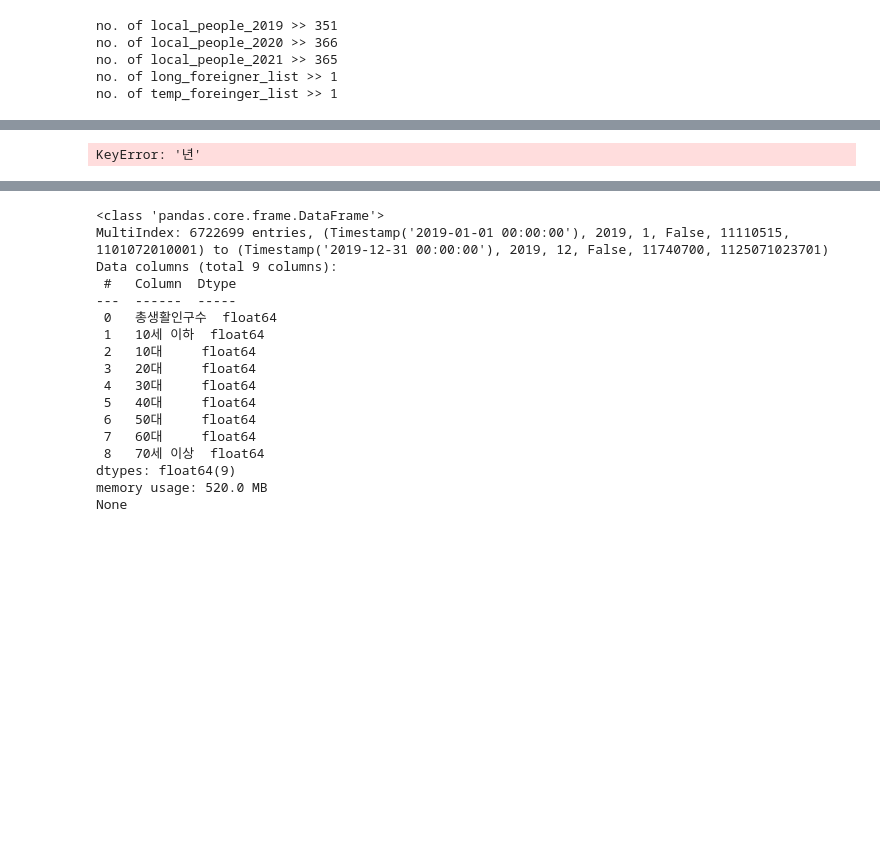
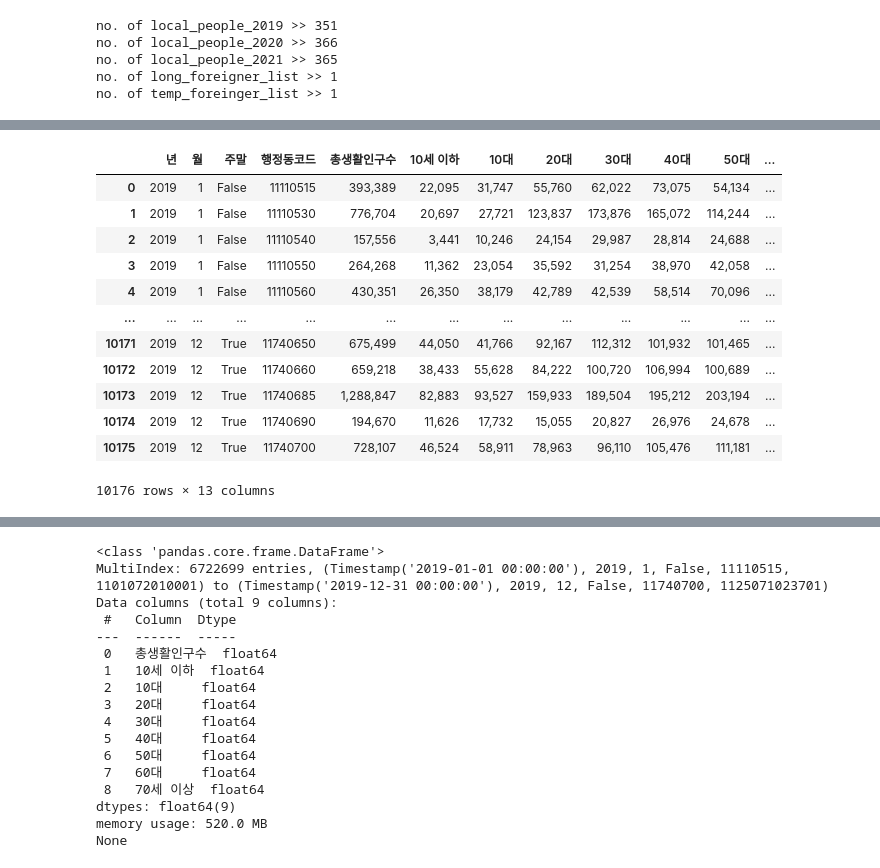
Before and after one commit to syshin0116/Dacon, a Jupyter notebook: code/서울시 집계구단위 생활인구.ipynb, the cells around one changed output, grey strips where cells are left out. Saved outputs shown, nothing was run; the diff lists cells and outputs as text; code cells hidden in the pictures; blank space fills up the shorter version.

```diff
--- a/code/서울시 집계구단위 생활인구.ipynb
+++ b/code/서울시 집계구단위 생활인구.ipynb
@@ -193,7 +216,21 @@ local_people_2019_df_행정동.to_csv("./data/집계구 단위 서울 생활인
 # %%
-df_local_행정동 = local_people_2019_df_행정동.groupby(['년', '월', '주말', '행정동코드']).mean()
+df_dong = local_people_2019_df_행정동.groupby(['년', '월', '주말', '행정동코드']).mean().reset_index()
+df_dong.drop(columns='집계구코드', inplace=True)
+df_dong
 # %% [output]
+|  | 년 | 월 | 주말 | 행정동코드 | 총생활인구수 | 10세 이하 | 10대 | 20대 | 30대 | 40대 | 50대 | ... |
+| 0 | 2019 | 1 | False | 11110515 | 393,389 | 22,095 | 31,747 | 55,760 | 62,022 | 73,075 | 54,134 | ... |
+| 1 | 2019 | 1 | False | 11110530 | 776,704 | 20,697 | 27,721 | 123,837 | 173,876 | 165,072 | 114,244 | ... |
+| 2 | 2019 | 1 | False | 11110540 | 157,556 | 3,441 | 10,246 | 24,154 | 29,987 | 28,814 | 24,688 | ... |
+| 3 | 2019 | 1 | False | 11110550 | 264,268 | 11,362 | 23,054 | 35,592 | 31,254 | 38,970 | 42,058 | ... |
+| 4 | 2019 | 1 | False | 11110560 | 430,351 | 26,350 | 38,179 | 42,789 | 42,539 | 58,514 | 70,096 | ... |
+| ... | ... | ... | ... | ... | ... | ... | ... | ... | ... | ... | ... | ... |
+| 10171 | 2019 | 12 | True | 11740650 | 675,499 | 44,050 | 41,766 | 92,167 | 112,312 | 101,932 | 101,465 | ... |
+| 10172 | 2019 | 12 | True | 11740660 | 659,218 | 38,433 | 55,628 | 84,222 | 100,720 | 106,994 | 100,689 | ... |
+| 10173 | 2019 | 12 | True | 11740685 | 1,288,847 | 82,883 | 93,527 | 159,933 | 189,504 | 195,212 | 203,194 | ... |
+| 10174 | 2019 | 12 | True | 11740690 | 194,670 | 11,626 | 17,732 | 15,055 | 20,827 | 26,976 | 24,678 | ... |
+| 10175 | 2019 | 12 | True | 11740700 | 728,107 | 46,524 | 58,911 | 78,963 | 96,110 | 105,476 | 111,181 | ... |
-KeyError: '년'
+10176 rows × 13 columns
 # %%
 df_code = pd.read_excel("./data/집계구 단위 서울 생활인구/행정동코드_매핑정보_20200325.xlsx")
 df_code.drop(0, inplace=True)
```
Also changed, not shown: parts of 11 cells of this notebook.
